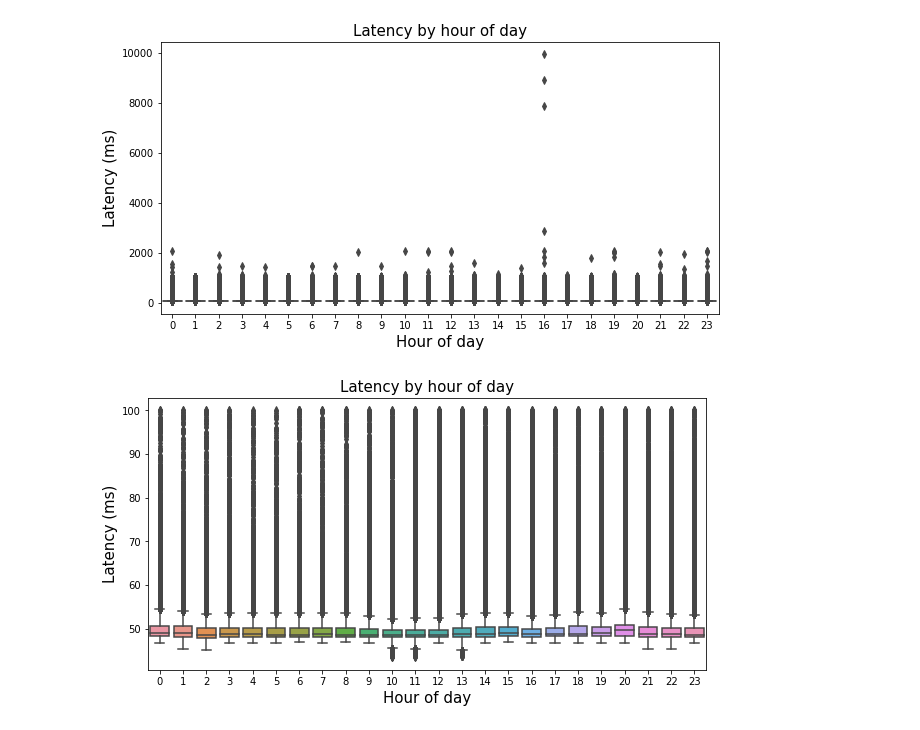
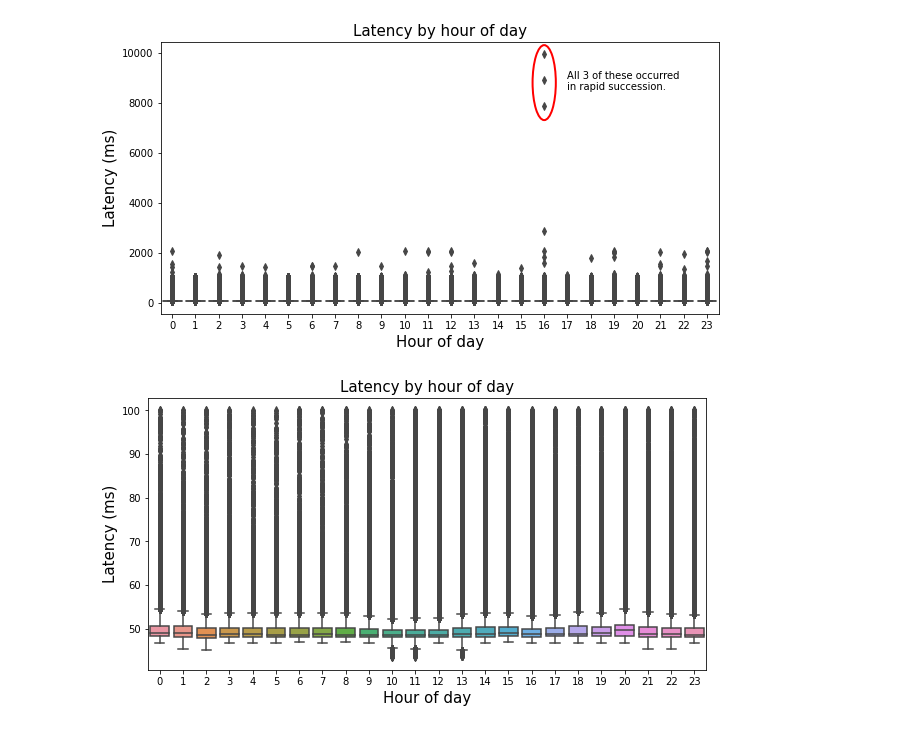
Before and after one commit to ayoskovich/int-traffic, a Jupyter notebook: analyze_ping.ipynb, the cells around one changed output. Drawn from its saved outputs; the diff is of its cells as text; code cells hidden in the pictures.

Commit message:
Combining plots and refining labels.

```diff
--- a/analyze_ping.ipynb
+++ b/analyze_ping.ipynb
@@ -3,7 +3,6 @@ import numpy as np
 import pandas as pd
 import matplotlib.pyplot as plt
 import re
-from statsmodels.tsa import stattools
 from IPython.display import HTML
 import datetime
 import seaborn as sns
@@ -18,6 +17,9 @@ clean = read_all()
 
 clean['hour'] = clean['tstamp'].apply(lambda x: x.hour)
 clean['day'] =  clean['tstamp'].apply(lambda x: x.isoweekday())
+clean['date'] = clean['tstamp'].apply(lambda x: pd.to_datetime(x).date())
+
+#clean[clean['lat'] > 6000] # Investigate those 3 outliers
 
 TICK_SIZE = 10
 LAB_SIZE = 15
@@ -31,15 +33,24 @@ DOW_MAP = {1:'Monday',
            7:'Sunday'
 }
 # %%
+from matplotlib.patches import Ellipse
 sns.boxplot(x='hour', y='lat', data=clean);
 plt.gcf().set_figheight(5)
 plt.gcf().set_figwidth(10)
+
+ax = plt.gca();
+ellipse = Ellipse(xy=(16, 8800), width=1, height=3000,
+                        edgecolor='r', fc='None', lw=2)
+ax.add_patch(ellipse);
+
+plt.annotate('All 3 of these occurred \nin rapid succession.', xy=(17, 8500))
 plt.xlabel('Hour of day', fontsize=LAB_SIZE)
 plt.ylabel('Latency (ms)', fontsize=LAB_SIZE)
 plt.title('Latency by hour of day', fontsize=LAB_SIZE)
-plt.savefig(PROJ_PATH+'yikes.png')
+
+plt.savefig(PROJ_PATH+'yikes2.png')
 # %% [output]
-[figure, old version]
+[figure, new version]
 # %%
 sns.boxplot(x='hour', y='lat', data=clean[clean['lat'] <= 100]);
 plt.gcf().set_figheight(5)
```
Also changed, not shown: parts of 3 cells of this notebook, 4 other files.
